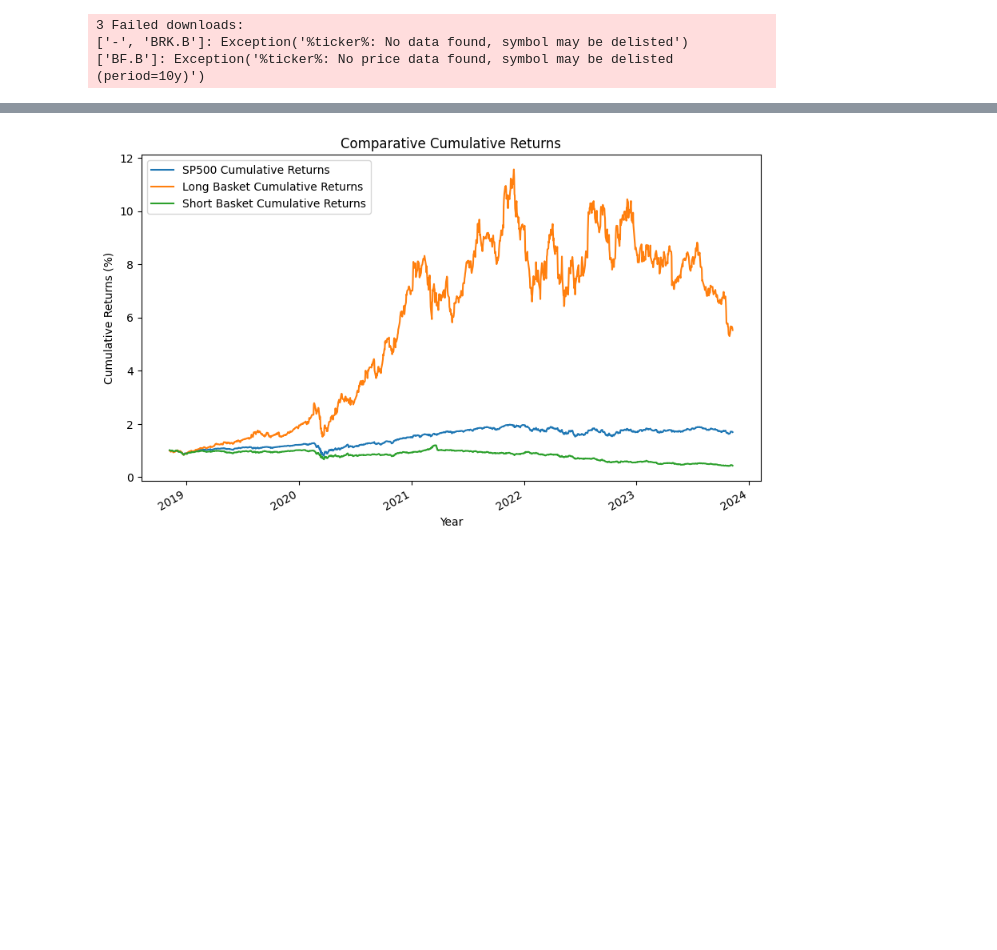
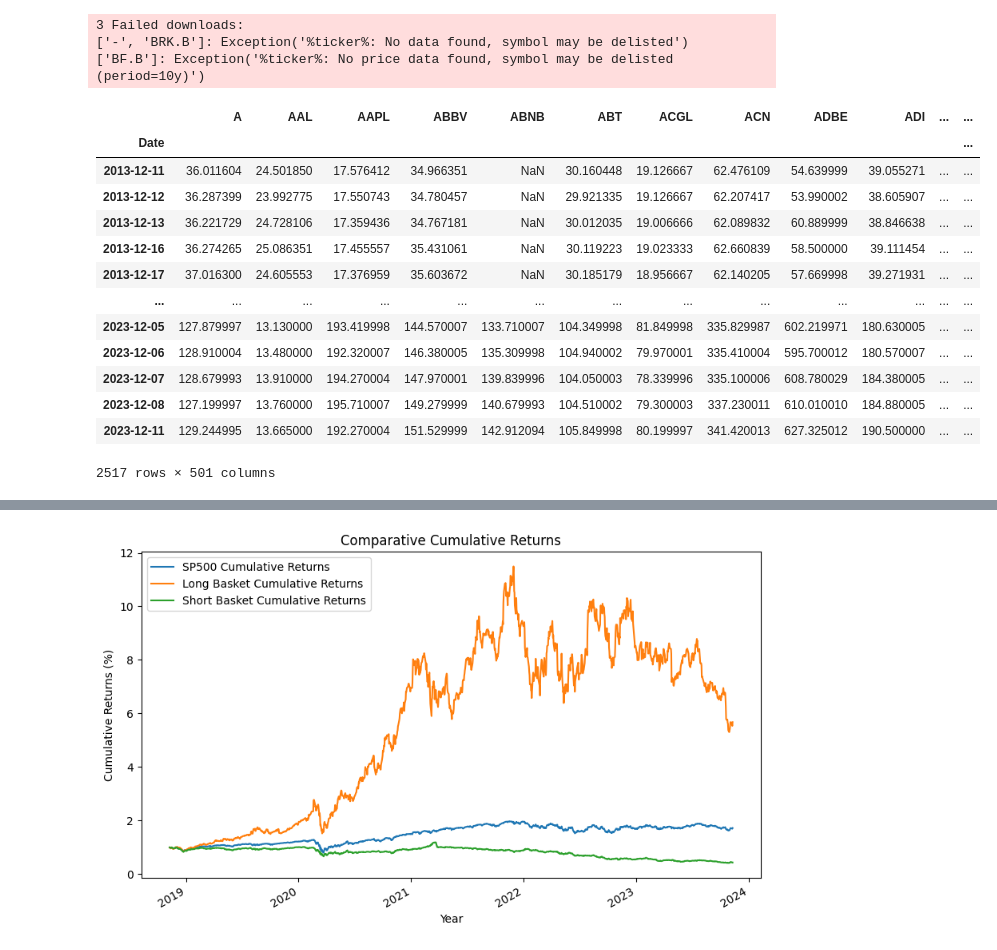
Before and after one commit to CCNY-Analytics-and-Quant/Quantative-Finance-Repo, a Jupyter notebook: Final-Project/workbooks/JB_draft/final_project.ipynb, the cells around one changed output, grey strips where cells are left out. Cells and saved outputs as stored; diff of their text form; code cells hidden in the pictures; blank space fills up the shorter version.

```diff
--- a/Final-Project/workbooks/JB_draft/final_project.ipynb
+++ b/Final-Project/workbooks/JB_draft/final_project.ipynb
@@ -31,0 +21,17 @@ end_period = -20
+# %%
+sp500
+# %% [output]
+|  | A | AAL | AAPL | ABBV | ABNB | ABT | ACGL | ACN | ADBE | ADI | ... | ... |
+| Date |  |  |  |  |  |  |  |  |  |  |  | ... |
+| 2013-12-11 | 36.011604 | 24.501850 | 17.576412 | 34.966351 | NaN | 30.160448 | 19.126667 | 62.476109 | 54.639999 | 39.055271 | ... | ... |
+| 2013-12-12 | 36.287399 | 23.992775 | 17.550743 | 34.780457 | NaN | 29.921335 | 19.126667 | 62.207417 | 53.990002 | 38.605907 | ... | ... |
+| 2013-12-13 | 36.221729 | 24.728106 | 17.359436 | 34.767181 | NaN | 30.012035 | 19.006666 | 62.089832 | 60.889999 | 38.846638 | ... | ... |
+| 2013-12-16 | 36.274265 | 25.086351 | 17.455557 | 35.431061 | NaN | 30.119223 | 19.023333 | 62.660839 | 58.500000 | 39.111454 | ... | ... |
+| 2013-12-17 | 37.016300 | 24.605553 | 17.376959 | 35.603672 | NaN | 30.185179 | 18.956667 | 62.140205 | 57.669998 | 39.271931 | ... | ... |
+| ... | ... | ... | ... | ... | ... | ... | ... | ... | ... | ... | ... | ... |
+| 2023-12-05 | 127.879997 | 13.130000 | 193.419998 | 144.570007 | 133.710007 | 104.349998 | 81.849998 | 335.829987 | 602.219971 | 180.630005 | ... | ... |
+| 2023-12-06 | 128.910004 | 13.480000 | 192.320007 | 146.380005 | 135.309998 | 104.940002 | 79.970001 | 335.410004 | 595.700012 | 180.570007 | ... | ... |
+| 2023-12-07 | 128.679993 | 13.910000 | 194.270004 | 147.970001 | 139.839996 | 104.050003 | 78.339996 | 335.100006 | 608.780029 | 184.380005 | ... | ... |
+| 2023-12-08 | 127.199997 | 13.760000 | 195.710007 | 149.279999 | 140.679993 | 104.510002 | 79.300003 | 337.230011 | 610.010010 | 184.880005 | ... | ... |
+| 2023-12-11 | 129.244995 | 13.665000 | 192.270004 | 151.529999 | 142.912094 | 105.849998 | 80.199997 | 341.420013 | 627.325012 | 190.500000 | ... | ... |
+2517 rows × 501 columns
```
Also changed, not shown: parts of 7 cells of this notebook.
